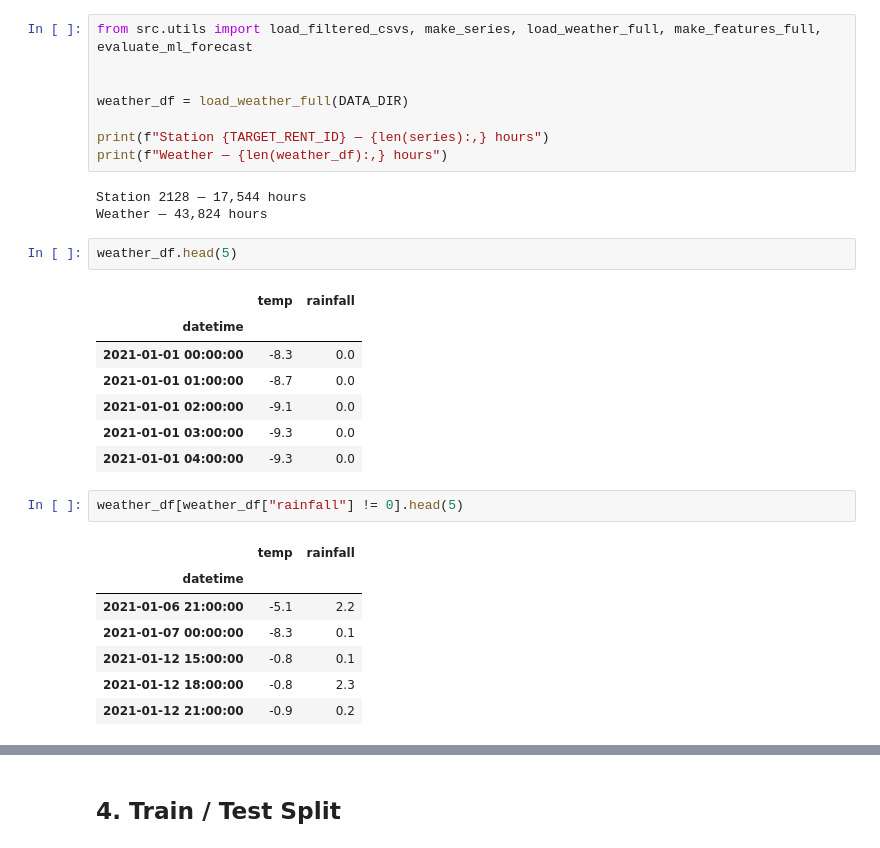
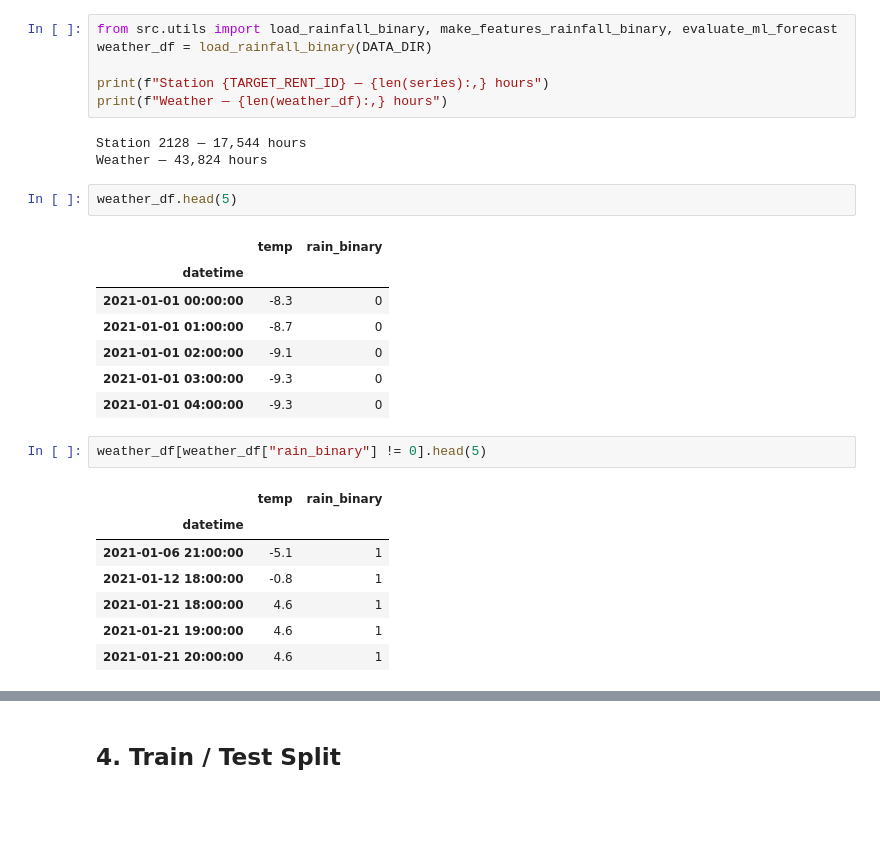
Before and after one commit to ezypuz/2026-Spring-TimeSeries-Group2, a Jupyter notebook: 99_bicycle-demand-forecase/notebooks/06_available_forecast_ml_models.ipynb, the cells around one changed output, grey strips where cells are left out. Cells and saved outputs as stored; diff of their text form; blank space fills up the shorter version.

```diff
--- a/99_bicycle-demand-forecase/notebooks/06_available_forecast_ml_models.ipynb
+++ b/99_bicycle-demand-forecase/notebooks/06_available_forecast_ml_models.ipynb
@@ -121,10 +119,8 @@ series.head(10)
 2023-01-01 09:00:00    5.0
 Freq: h, Name: AVAILABLE, dtype: float64
 # %%
-from src.utils import load_filtered_csvs, make_series, load_weather_full, make_features_full, evaluate_ml_forecast
-
-
-weather_df = load_weather_full(DATA_DIR)
+from src.utils import load_rainfall_binary, make_features_rainfall_binary, evaluate_ml_forecast
+weather_df = load_rainfall_binary(DATA_DIR)
 
 print(f"Station {TARGET_RENT_ID} — {len(series):,} hours")
 print(f"Weather — {len(weather_df):,} hours")
@@ -134,21 +130,21 @@ Weather — 43,824 hours
 # %%
 weather_df.head(5)
 # %% [output]
-|  | temp | rainfall |
+|  | temp | rain_binary |
 | datetime |  |  |
-| 2021-01-01 00:00:00 | -8.3 | 0.0 |
-| 2021-01-01 01:00:00 | -8.7 | 0.0 |
-| 2021-01-01 02:00:00 | -9.1 | 0.0 |
-| 2021-01-01 03:00:00 | -9.3 | 0.0 |
-| 2021-01-01 04:00:00 | -9.3 | 0.0 |
+| 2021-01-01 00:00:00 | -8.3 | 0 |
+| 2021-01-01 01:00:00 | -8.7 | 0 |
+| 2021-01-01 02:00:00 | -9.1 | 0 |
+| 2021-01-01 03:00:00 | -9.3 | 0 |
+| 2021-01-01 04:00:00 | -9.3 | 0 |
 # %%
-weather_df[weather_df["rainfall"] != 0].head(5)
+weather_df[weather_df["rain_binary"] != 0].head(5)
 # %% [output]
-|  | temp | rainfall |
+|  | temp | rain_binary |
 | datetime |  |  |
-| 2021-01-06 21:00:00 | -5.1 | 2.2 |
-| 2021-01-07 00:00:00 | -8.3 | 0.1 |
-| 2021-01-12 15:00:00 | -0.8 | 0.1 |
-| 2021-01-12 18:00:00 | -0.8 | 2.3 |
-| 2021-01-12 21:00:00 | -0.9 | 0.2 |
+| 2021-01-06 21:00:00 | -5.1 | 1 |
+| 2021-01-12 18:00:00 | -0.8 | 1 |
+| 2021-01-21 18:00:00 | 4.6 | 1 |
+| 2021-01-21 19:00:00 | 4.6 | 1 |
+| 2021-01-21 20:00:00 | 4.6 | 1 |
 # %%
```
Also changed, not shown: parts of 8 cells of this notebook, 3 other files.
